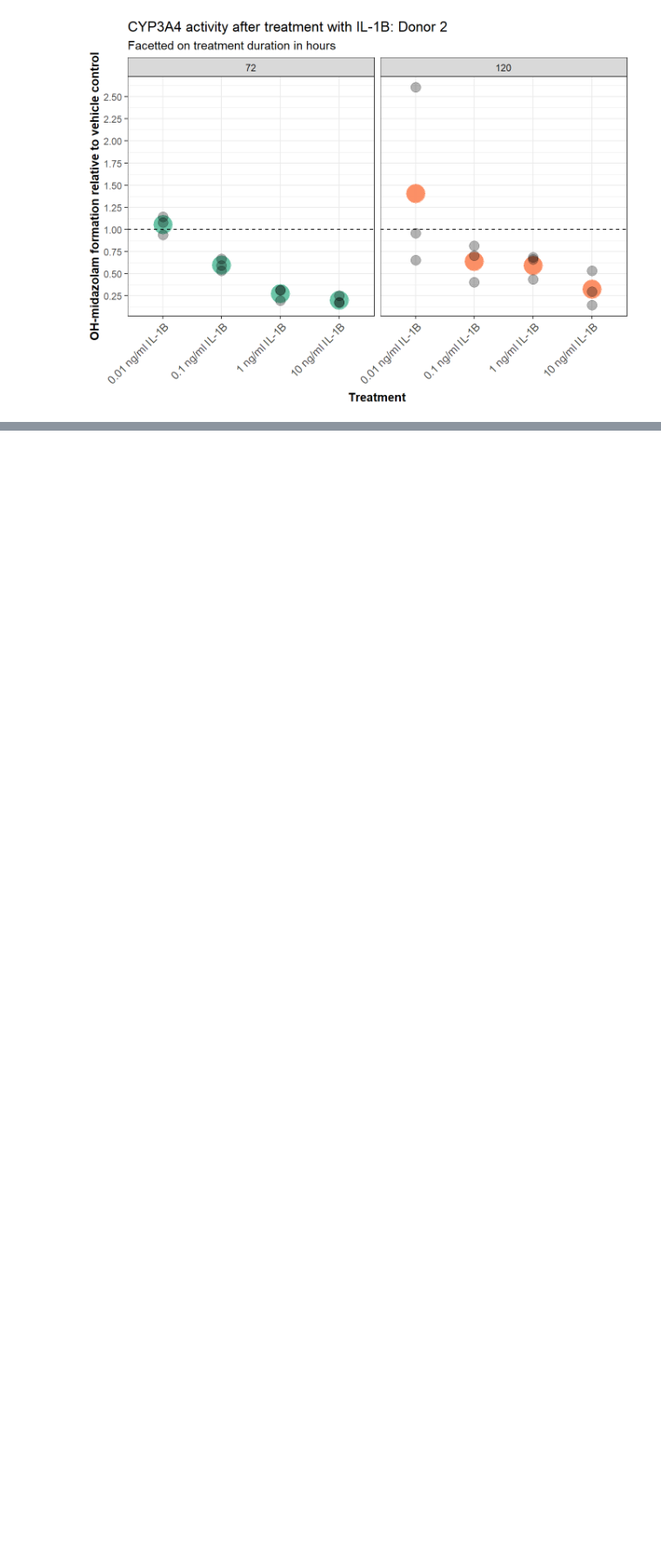
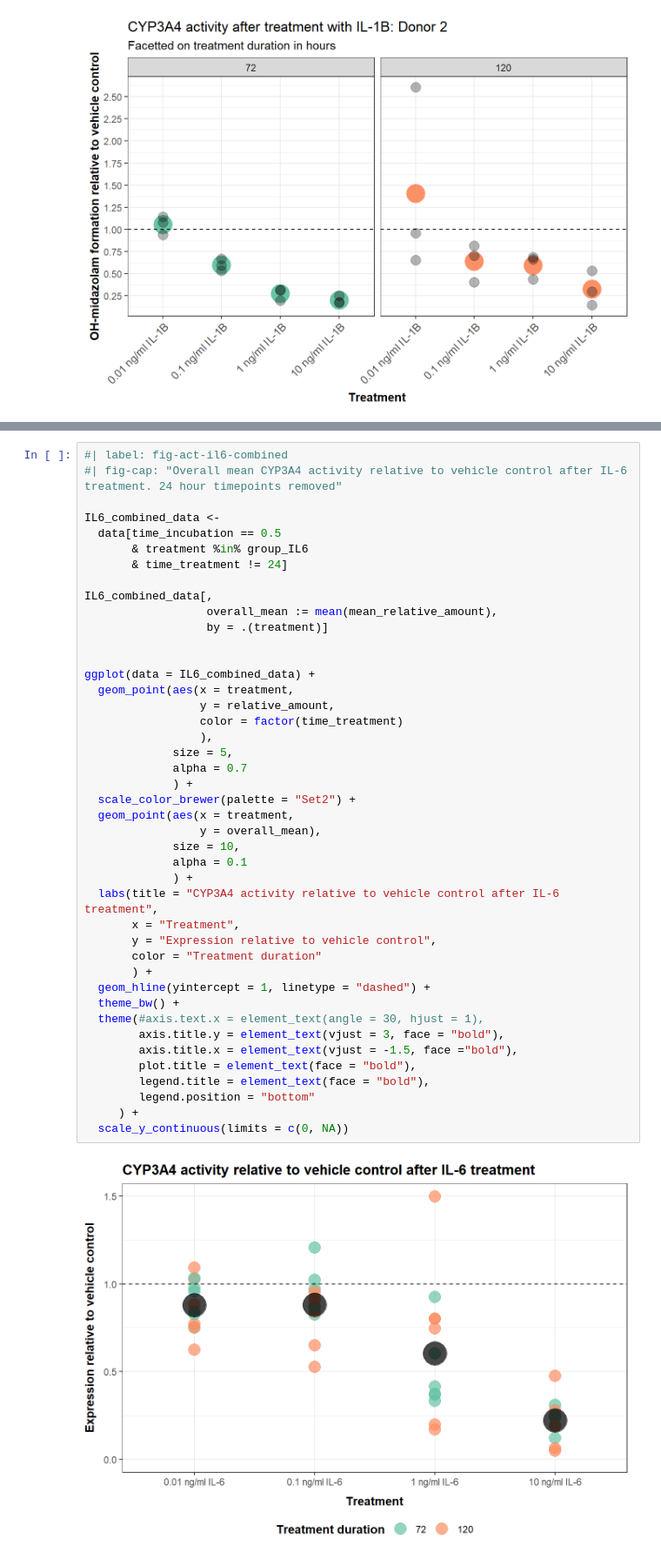
Before and after one commit to andreasludvig/manuscript, a Jupyter notebook: notebooks/LCMS/LCMS.embed.ipynb, the cells around one changed output, grey strips where cells are left out. Shown at 87% size. Drawn from its saved outputs; the diff is of its cells as text; blank space fills up the shorter version.

```diff
--- a/notebooks/LCMS/LCMS.embed.ipynb
+++ b/notebooks/LCMS/LCMS.embed.ipynb
@@ -346,0 +467,45 @@ act_3A4_IL_1B_AS0008
+# %%
+#| label: fig-act-il6-combined
+#| fig-cap: "Overall mean CYP3A4 activity relative to vehicle control after IL-6 treatment. 24 hour timepoints removed"
+
+IL6_combined_data <-
+  data[time_incubation == 0.5
+       & treatment %in% group_IL6
+       & time_treatment != 24]
+
+IL6_combined_data[,
+                  overall_mean := mean(mean_relative_amount),
+                  by = .(treatment)]
+
+
+ggplot(data = IL6_combined_data) +
+  geom_point(aes(x = treatment,
+                 y = relative_amount,
+                 color = factor(time_treatment)
+                 ),
+             size = 5,
+             alpha = 0.7
+             ) +
+  scale_color_brewer(palette = "Set2") +
+  geom_point(aes(x = treatment,
+                 y = overall_mean),
+             size = 10,
+             alpha = 0.1
+             ) +
+  labs(title = "CYP3A4 activity relative to vehicle control after IL-6 treatment",
+       x = "Treatment",
+       y = "Expression relative to vehicle control",
+       color = "Treatment duration"
+       ) +
+  geom_hline(yintercept = 1, linetype = "dashed") +
+  theme_bw() +
+  theme(#axis.text.x = element_text(angle = 30, hjust = 1),
+        axis.title.y = element_text(vjust = 3, face = "bold"),
+        axis.title.x = element_text(vjust = -1.5, face ="bold"),
+        plot.title = element_text(face = "bold"),
+        legend.title = element_text(face = "bold"),
+        legend.position = "bottom"
+     ) +
+  scale_y_continuous(limits = c(0, NA))
+# %% [output]
+[figure, added]
```
Also changed, not shown: parts of 11 cells of this notebook, 18 other files.
